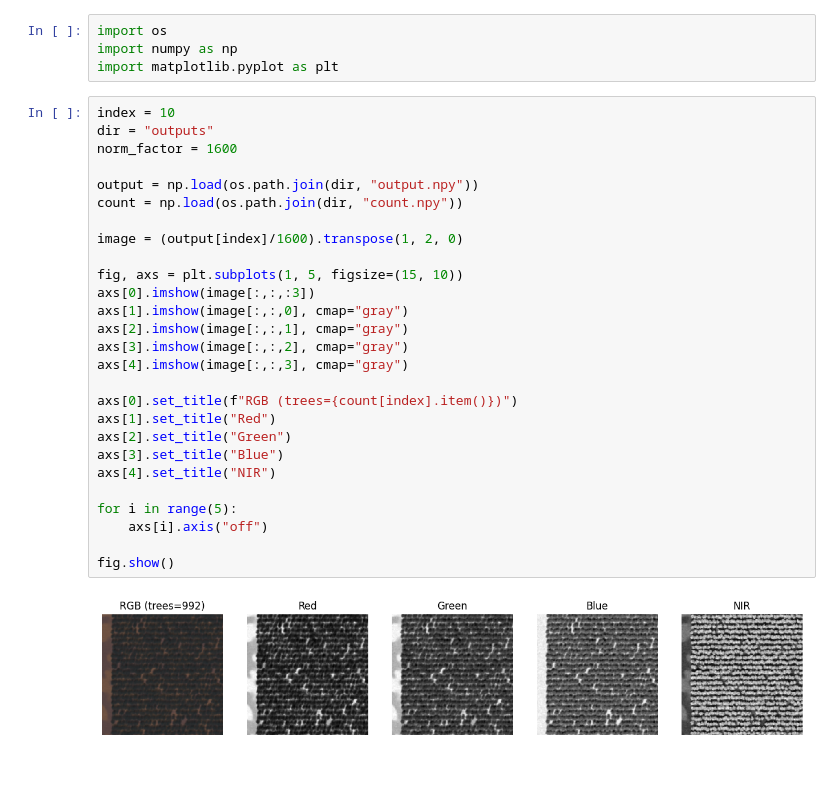
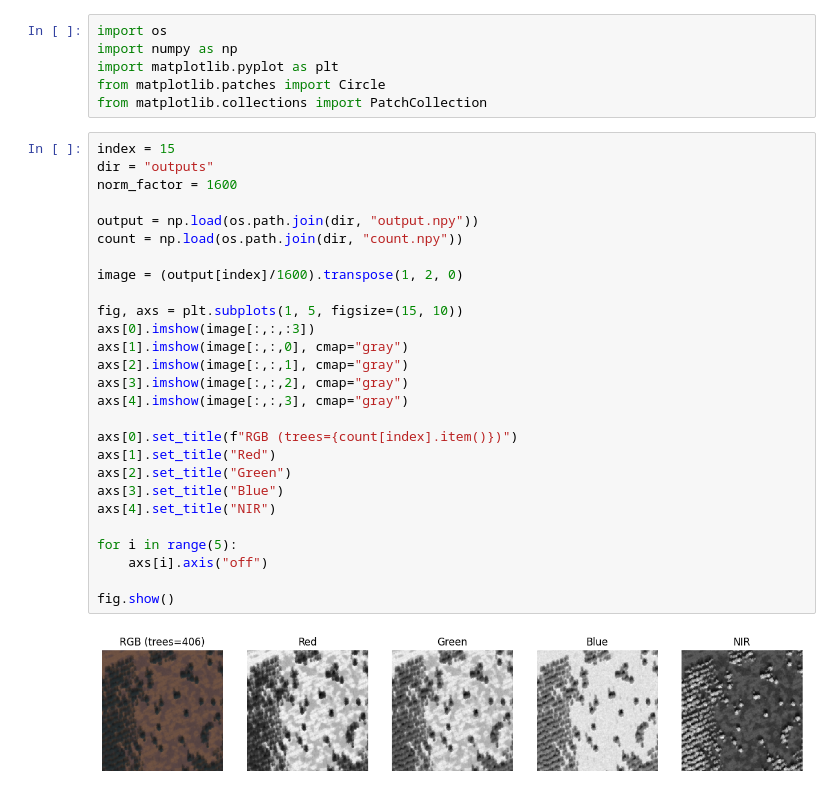
Before and after one commit to SSIGPRO/albero-system, a Jupyter notebook: field_generator/picture_viewer.ipynb, the cells around one changed output. Saved outputs shown, nothing was run; the diff lists cells and outputs as text.

```diff
--- a/field_generator/picture_viewer.ipynb
+++ b/field_generator/picture_viewer.ipynb
@@ -2,33 +2,35 @@
 import os
 import numpy as np
 import matplotlib.pyplot as plt
+from matplotlib.patches import Circle
+from matplotlib.collections import PatchCollection
 # %%
-index = 10
+index = 15
 dir = "outputs"
 norm_factor = 1600
 
 output = np.load(os.path.join(dir, "output.npy"))
 count = np.load(os.path.join(dir, "count.npy"))
 
 image = (output[index]/1600).transpose(1, 2, 0)
 
 fig, axs = plt.subplots(1, 5, figsize=(15, 10))
 axs[0].imshow(image[:,:,:3])
 axs[1].imshow(image[:,:,0], cmap="gray")
 axs[2].imshow(image[:,:,1], cmap="gray")
 axs[3].imshow(image[:,:,2], cmap="gray")
 axs[4].imshow(image[:,:,3], cmap="gray")
 
 axs[0].set_title(f"RGB (trees={count[index].item()})")
 axs[1].set_title("Red")
 axs[2].set_title("Green")
 axs[3].set_title("Blue")
 axs[4].set_title("NIR")
 
 for i in range(5):
     axs[i].axis("off")
 
 fig.show()
 # %% [output]
-[figure, old version]
+[figure, new version]
 # %%
```
Also changed, not shown: parts of 1 cell of this notebook, 5 other files.
